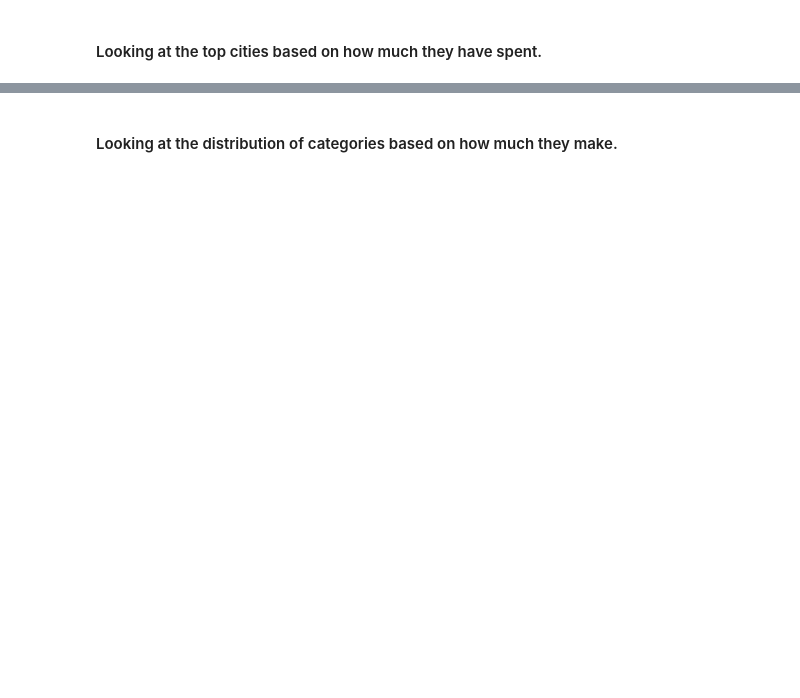
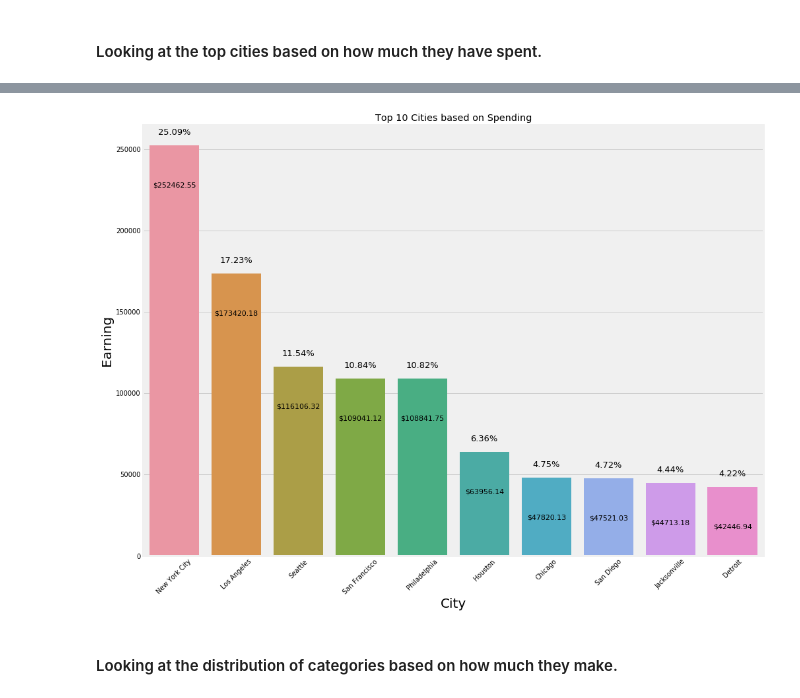
Before and after one commit to Moses-Lin/timeseries, a Jupyter notebook: EDA.ipynb, the cells around one changed output, grey strips where cells are left out. Cells and saved outputs as stored; diff of their text form; code cells hidden in the pictures; blank space fills up the shorter version.

```diff
--- a/EDA.ipynb
+++ b/EDA.ipynb
@@ -354,3 +382,27 @@ for s,a in topcity["Sales"].items():
+# %%
+plt.figure(figsize=(15,12))
+
+xaxis = topcity['City']
+yaxis = topcity['Sales']
+ax = sns.barplot(xaxis, yaxis)
+
+plt.title('Top 10 Cities based on Spending')
+plt.xticks(rotation=45)
+plt.ylabel('Earning', fontsize = 20)
+plt.xlabel('City', fontsize = 20)
+
+
+for p in ax.patches:
+             ax.annotate("%.2f" % (p.get_height()*100/sum(yaxis))+'%', (p.get_x() + p.get_width() / 2., p.get_height()),
+                 ha='center', va='center', fontsize=13, color='black', xytext=(0, 20),
+                 textcoords='offset points')
+
+for p in ax.patches:
+             ax.annotate('$'+ str(p.get_height()), (p.get_x() + p.get_width() / 2., p.get_height()),
+                 ha='center', va='center', fontsize=11, color='black', xytext=(0, -60),
+                 textcoords='offset points')
+# %% [output]
+[figure, added]
 # %% [markdown]
 #### Looking at the distribution of categories based on how much they make.
 # %%
```
Also changed, not shown: parts of 11 cells of this notebook.
